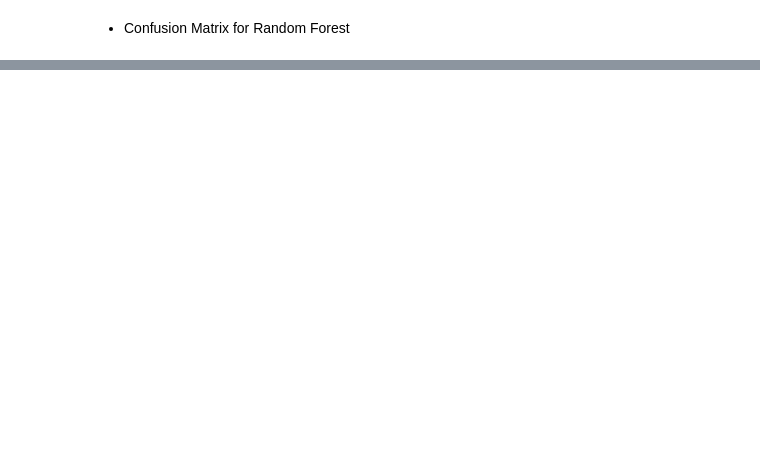
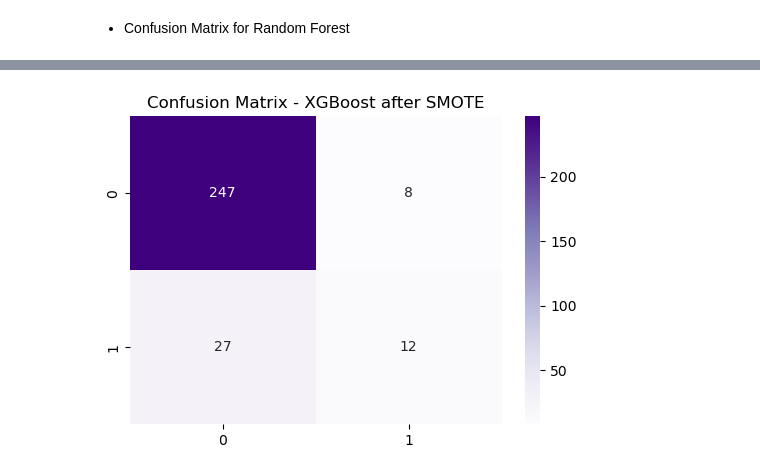
Before and after one commit to RaghadFares/Employee-Attrition-Prediction, a Jupyter notebook: Employee-Attrition-Prediction.ipynb, the cells around one changed output, grey strips where cells are left out. Cells and saved outputs as stored; diff of their text form; code cells hidden in the pictures; blank space fills up the shorter version.

```diff
--- a/Employee-Attrition-Prediction.ipynb
+++ b/Employee-Attrition-Prediction.ipynb
@@ -342,0 +365,13 @@ plt.show()
+# %%
+# Train XGBoost Classifier
+xgb_model = XGBClassifier(random_state=42)
+xgb_model.fit(X_train_resampled, y_train_resampled)
+
+# Make predictions
+y_pred_xgb = xgb_model.predict(X_test)
+
+# Print accuracy
+print("XGBoost Classifier Accuracy after SMOTE:", accuracy_score(y_test, y_pred_xgb))
+
+# Print classification report
+print(classification_report(y_test, y_pred_xgb))
@@ -342,0 +388,8 @@ plt.show()
+# %%
+# Plot confusion matrix for XGBoost
+plt.figure(figsize=(6, 4))
+sns.heatmap(confusion_matrix(y_test, y_pred_xgb), annot=True, fmt="d", cmap="Purples")
+plt.title("Confusion Matrix - XGBoost after SMOTE")
+plt.show()
+# %% [output]
+[figure, added]
```
Also changed, not shown: parts of 20 cells of this notebook.
